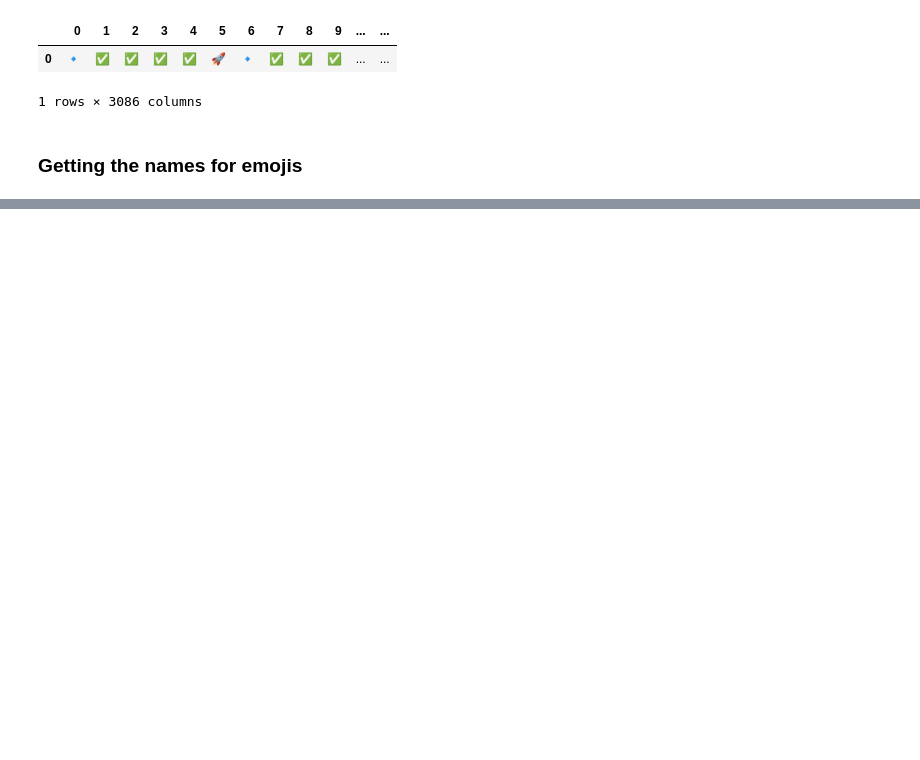
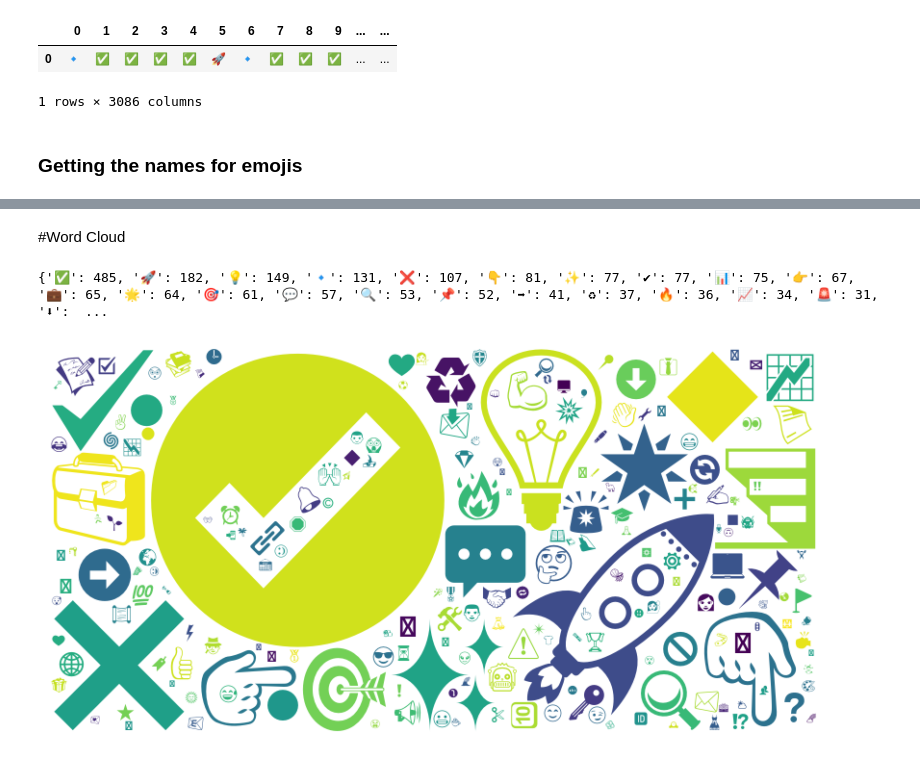
Before and after one commit to AWDameron/DA_Capstone, a Jupyter notebook: main.ipynb, the cells around one changed output, grey strips where cells are left out. Drawn from its saved outputs; the diff is of its cells as text; code cells hidden in the pictures; blank space fills up the shorter version.

Commit message:
word cloud added, fonts in trial

```diff
--- a/main.ipynb
+++ b/main.ipynb
@@ -120 +126,15 @@ sorted_emoji_df.head()
 5 rows × 222 columns
+# %%
+
+
+emoji_sums_df = pd.DataFrame(sorted_emoji_df.notna().sum()).reset_index()
+emoji_sums_df.rename(columns={'index':'Emoji Name',0:'Time(s) Used'},inplace=True)
+
+
+emoji_sums_df['Emoji Icon'] = emoji_sums_df['Emoji Name'].map({v: k for k, v in emoji_names.items()})
+
+top_ten_emojis = emoji_sums_df.sort_values(by='Time(s) Used',ascending=False)
+
+top_ten_emojis = top_ten_emojis[['Emoji Name','Emoji Icon','Time(s) Used']]
+
+top_ten_emojis.head(10)
@@ -120,0 +177,16 @@ sorted_emoji_df.head()
+# %% [markdown]
+#Word Cloud
+# %%
+emoji_frequencies = top_ten_emojis.set_index("Emoji Icon")["Time(s) Used"].to_dict()
+print(emoji_frequencies)
+wordcloud = WordCloud(font_path="EmojiOneBW.otf", width=800,height=400,background_color="white")
+
+wordcloud.generate_from_frequencies(emoji_frequencies)
+
+plt.figure(figsize=(10,5))
+plt.imshow(wordcloud, interpolation="bilinear")
+plt.axis("off")
+plt.show()
+# %% [output]
+{'✅': 485, '🚀': 182, '💡': 149, '🔹': 131, '❌': 107, '👇': 81, '✨': 77, '✔': 77, '📊': 75, '👉': 67, '💼': 65, '🌟': 64, '🎯': 61, '💬': 57, '🔍': 53, '📌': 52, '➡': 41, '♻': 37, '🔥': 36, '📈': 34, '🚨': 31, '⬇':  ...
+[figure, added]
```
Also changed, not shown: parts of 7 cells of this notebook, 9 other files.
